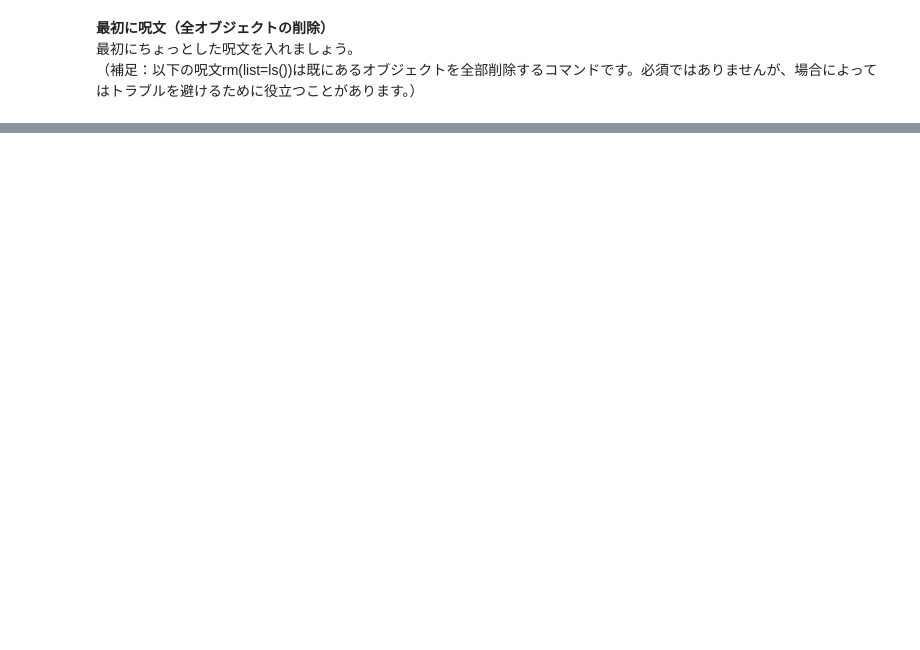
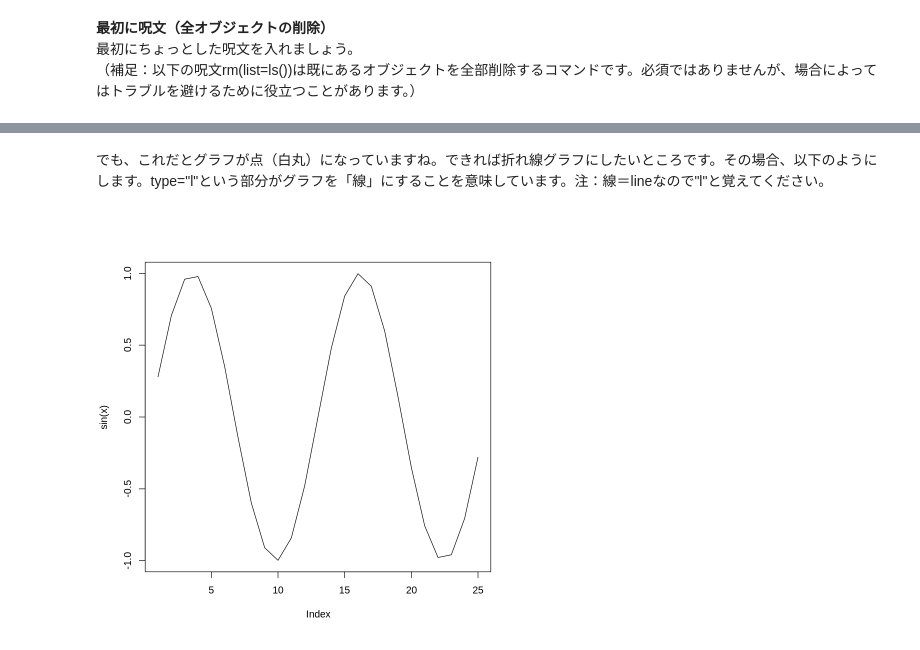
Before and after one commit to koiti-yano/colab, a Jupyter notebook: 経済統計a_R入門_3_plot.ipynb, the cells around one changed output, grey strips where cells are left out. Drawn from its saved outputs; the diff is of its cells as text; code cells hidden in the pictures; blank space fills up the shorter version.

```diff
--- a/経済統計a_R入門_3_plot.ipynb
+++ b/経済統計a_R入門_3_plot.ipynb
@@ -21,0 +25,3 @@ rm(list=ls())
+# %%
+x <- seq(from=-6, to=6, by=0.5)
+x
@@ -21,0 +45,6 @@ rm(list=ls())
+# %% [markdown]
+でも、これだとグラフが点（白丸）になっていますね。できれば折れ線グラフにしたいところです。その場合、以下のようにします。type="l"という部分がグラフを「線」にすることを意味しています。注：線＝lineなので"l"と覚えてください。
+# %%
+plot(sin(x), type="l")
+# %% [output]
+[figure, added]
```
Also changed, not shown: parts of 11 cells of this notebook.
